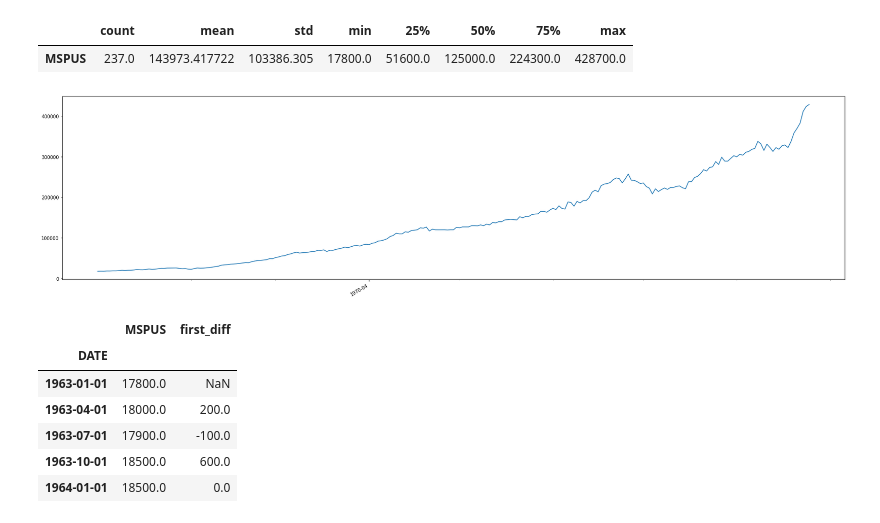
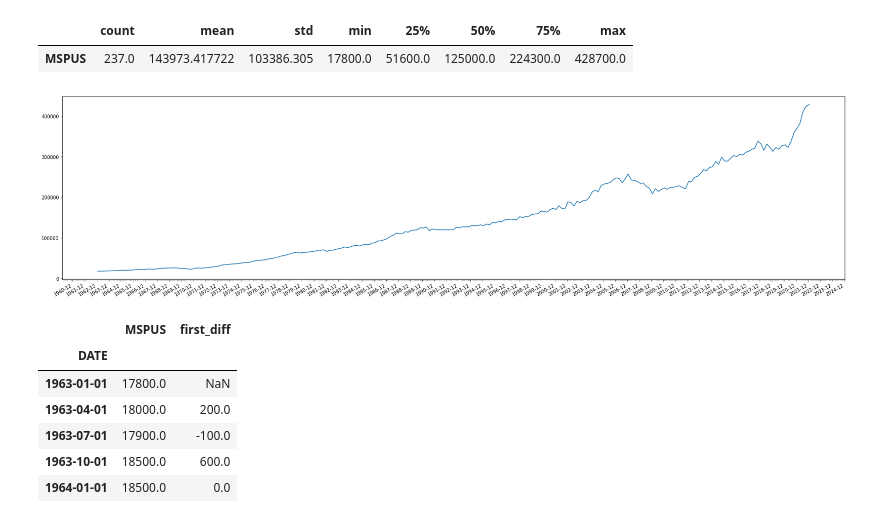
Before and after one commit to Chirag314/MedianHousePrice, a Jupyter notebook: median-house-price.ipynb, the cells around one changed output. Cells and saved outputs as stored; diff of their text form; code cells hidden in the pictures.

```diff
--- a/median-house-price.ipynb
+++ b/median-house-price.ipynb
@@ -57,7 +57,7 @@ print(rows,columns)
 # %% [output]
 237 2
 # %%
-#df['DATE']=pd.to_datetime(df['DATE'])
+df['DATE']=pd.to_datetime(df['DATE'])
 df.set_index('DATE',inplace=True)
 # %%
 df.head()
@@ -77,17 +77,19 @@ df.describe().transpose()
 # %%
 import matplotlib.dates as mdates
 
-fig,ax=plt.subplots(figsize=(30,8))
-monthly_locator=mdates.MonthLocator()
-year_locator=mdates.MonthLocator(interval=12)
-year_month_formatter=mdates.DateFormatter("%Y-%m")
+fig, ax = plt.subplots(figsize=(30, 8))
+
+monthly_locator = mdates.MonthLocator()
+year_locator = mdates.MonthLocator(12)
+year_month_formatter = mdates.DateFormatter("%Y-%m") # four digits for year, two for month
 ax.xaxis.set_major_locator(year_locator)
 ax.xaxis.set_minor_locator(monthly_locator)
 ax.xaxis.set_major_formatter(year_month_formatter)
-ax.plot(df.index,df.MSPUS)
+ax.plot(df.index, df.MSPUS)
+
 fig.autofmt_xdate()
 # %% [output]
-[figure, old version]
+[figure, new version]
 # %%
 # Check stationarity of the data
 def adf_test(timeseries):
```
Also changed, not shown: parts of 18 cells of this notebook.
